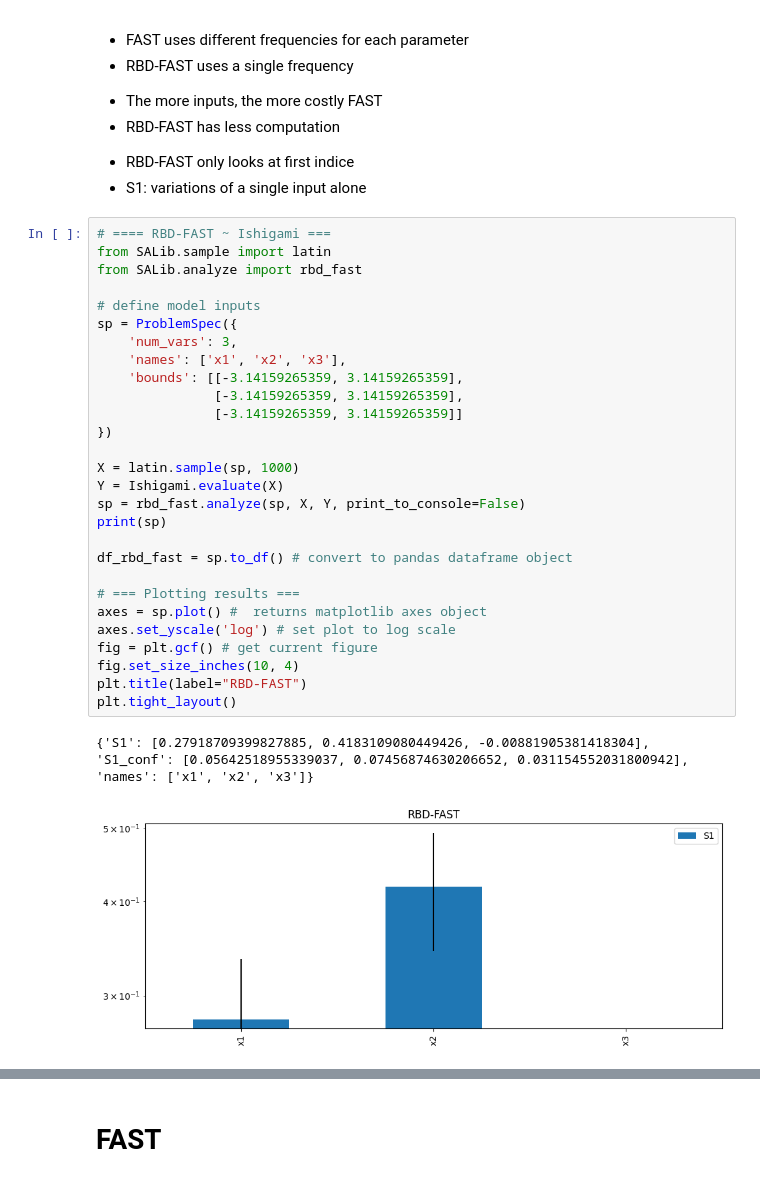
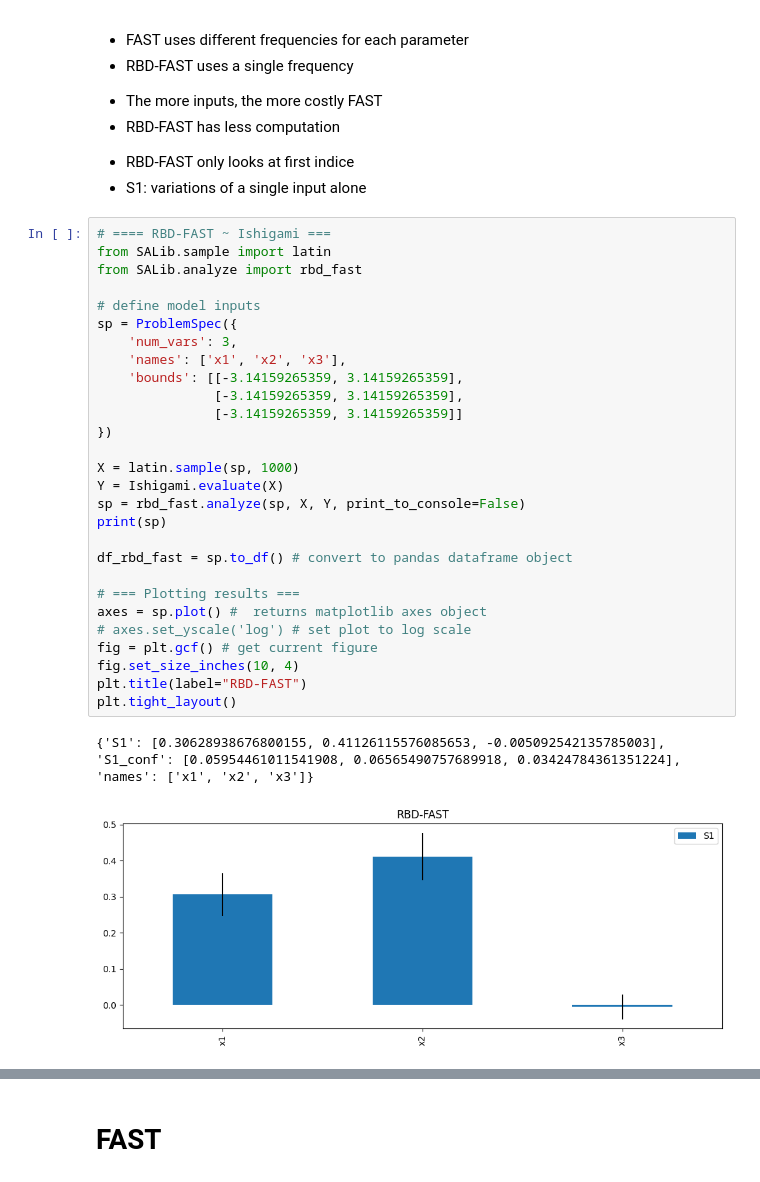
Before and after one commit to AllmieBloom/summer24, a Jupyter notebook: salib_exploration.ipynb, the cells around one changed output, grey strips where cells are left out. Cells and saved outputs as stored; diff of their text form.

```diff
--- a/salib_exploration.ipynb
+++ b/salib_exploration.ipynb
@@ -288,34 +288,34 @@ https://arxiv.org/html/2406.16975v1
 # %%
 # ==== RBD-FAST ~ Ishigami ===
 from SALib.sample import latin
 from SALib.analyze import rbd_fast
 
 # define model inputs
 sp = ProblemSpec({
     'num_vars': 3,
     'names': ['x1', 'x2', 'x3'],
     'bounds': [[-3.14159265359, 3.14159265359],
                [-3.14159265359, 3.14159265359],
                [-3.14159265359, 3.14159265359]]
 })
 
 X = latin.sample(sp, 1000)
 Y = Ishigami.evaluate(X)
 sp = rbd_fast.analyze(sp, X, Y, print_to_console=False)
 print(sp)
 
 df_rbd_fast = sp.to_df() # convert to pandas dataframe object
 
 # === Plotting results ===
 axes = sp.plot() #  returns matplotlib axes object
-axes.set_yscale('log') # set plot to log scale
+# axes.set_yscale('log') # set plot to log scale
 fig = plt.gcf() # get current figure
 fig.set_size_inches(10, 4)
 plt.title(label="RBD-FAST")
 plt.tight_layout()
 # %% [output]
-{'S1': [0.27918709399827885, 0.4183109080449426, -0.00881905381418304], 'S1_conf': [0.05642518955339037, 0.07456874630206652, 0.031154552031800942], 'names': ['x1', 'x2', 'x3']}
+{'S1': [0.30628938676800155, 0.41126115576085653, -0.005092542135785003], 'S1_conf': [0.05954461011541908, 0.06565490757689918, 0.03424784361351224], 'names': ['x1', 'x2', 'x3']}
-[figure, old version]
+[figure, new version]
 # %%
 # ==== RBD-FAST ~ Ishigami ===
 # from SALib.sample import latin
```
Also changed, not shown: parts of 10 cells of this notebook, 1 other file.
